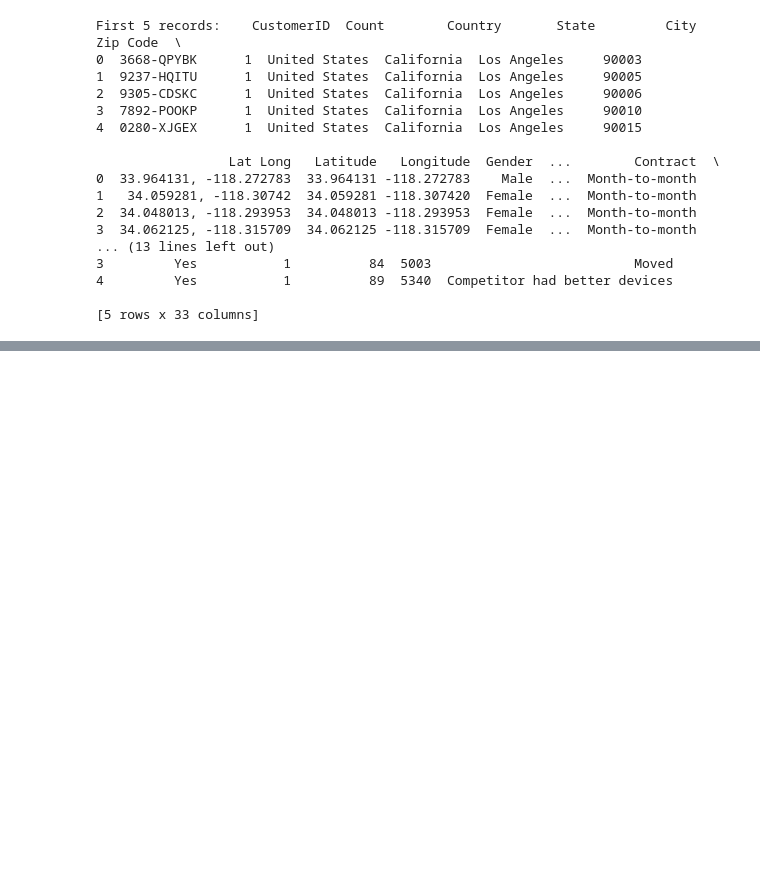
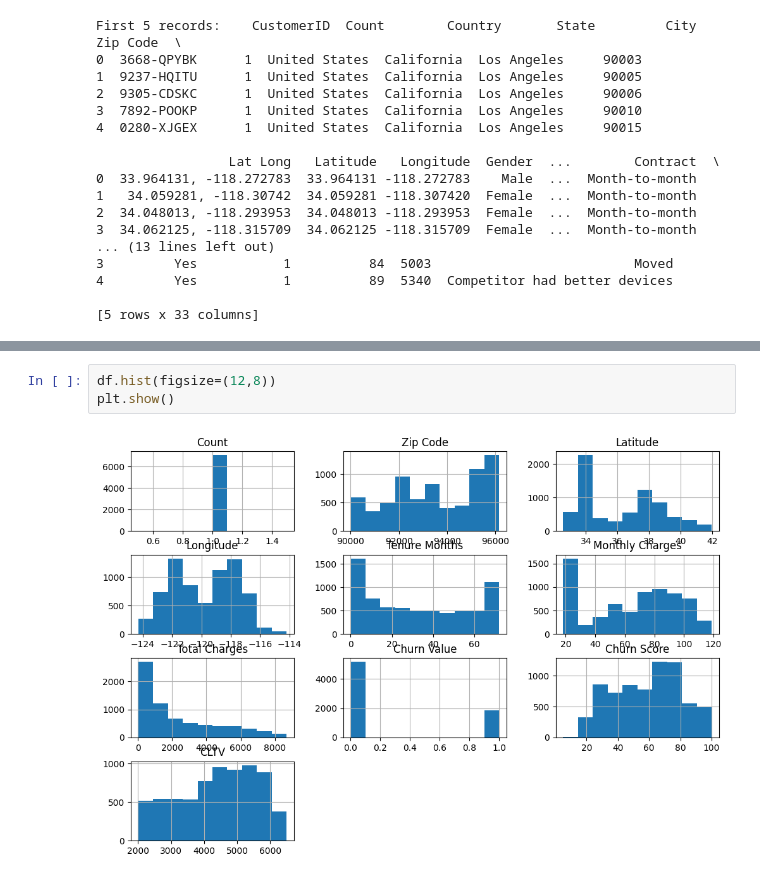
Before and after one commit to prathmesh-awate/End-to-End-Customer-Churn-Prediction, a Jupyter notebook: End-to-End Customer Churn Prediction.ipynb, the cells around one changed output, grey strips where cells are left out. Saved outputs shown, nothing was run; the diff lists cells and outputs as text; blank space fills up the shorter version.

```diff
--- a/End-to-End Customer Churn Prediction.ipynb
+++ b/End-to-End Customer Churn Prediction.ipynb
@@ -65,0 +294,5 @@ First 5 records:    CustomerID  Count        Country       State         City  Z
+# %%
+df.hist(figsize=(12,8))
+plt.show()
+# %% [output]
+[figure, added]
```
Also changed, not shown: parts of 55 cells of this notebook.
